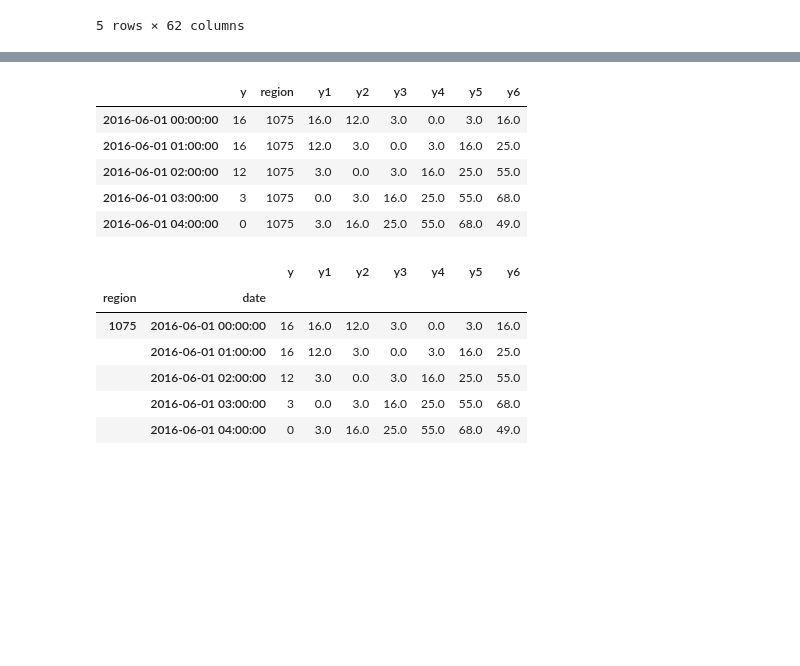
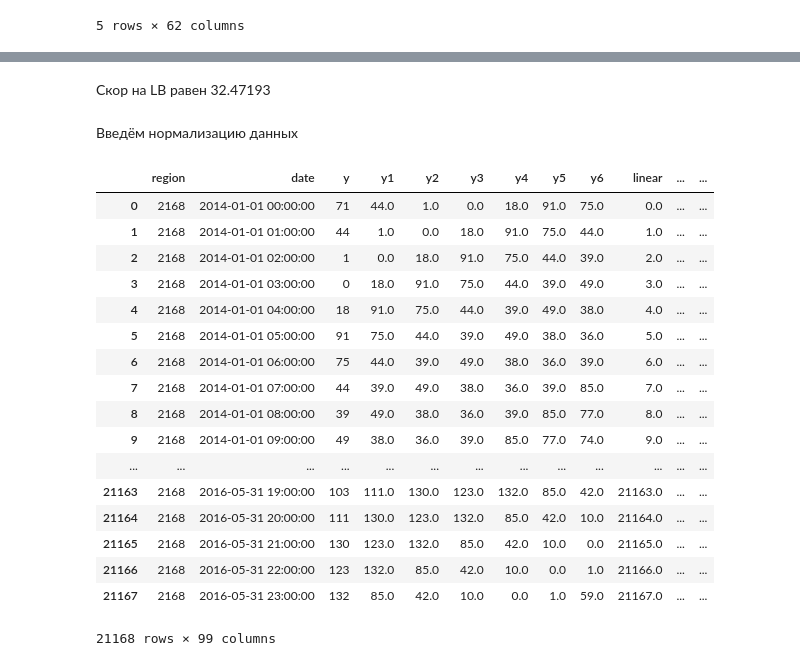
Before and after one commit to PhySci/projectNYtaxi, a Jupyter notebook: week5/week-5_load.ipynb, the cells around one changed output, grey strips where cells are left out. Drawn from its saved outputs; the diff is of its cells as text; code cells hidden in the pictures; blank space fills up the shorter version.

```diff
--- a/week5/week-5_load.ipynb
+++ b/week5/week-5_load.ipynb
@@ -227,5 +284,5 @@ final = pd.DataFrame()
 for k in index2:
     # create tatget variables
     pos = idx[k,:]
-    tmp = processSeries(df_test.loc[pos,:].join(commonFeatures))
+    tmp = processSeries(df_test.loc[pos,:].join(commonFeatures),Kh = 12, Kp = 4)
     final = pd.concat([final,tmp])
@@ -234,5 +289,3 @@ final.head()
-# %%
-idx = pd.IndexSlice
 # %%
-dropList = ['y1','y2','y3','y4','y5','y6','y','date','region']
-targetList= ['y1','y2','y3','y4','y5','y6']
+dropList = ['y1','y2','y3','y4','y5','y6','date','region'] # колонки, которые не надо учитывать в регрессоре
+targetList= ['y1','y2','y3','y4','y5','y6']                # целевые переменные для регрессоров
@@ -255,2 +308,4 @@ endTest   = '2016-06-30 23:00:00'
+# %%
+linReg = linear_model.Ridge()
 # %%
 for reg in final.index.levels[0].values:
@@ -325,21 +351,0 @@ calcMAE(df_res)
-# %%
-dfJune = pd.read_pickle('../checkData/June2016.pcl')
-dfJune.head()
-# %% [output]
-|  | y | region | y1 | y2 | y3 | y4 | y5 | y6 |
-| 2016-06-01 00:00:00 | 16 | 1075 | 16.0 | 12.0 | 3.0 | 0.0 | 3.0 | 16.0 |
-| 2016-06-01 01:00:00 | 16 | 1075 | 12.0 | 3.0 | 0.0 | 3.0 | 16.0 | 25.0 |
-| 2016-06-01 02:00:00 | 12 | 1075 | 3.0 | 0.0 | 3.0 | 16.0 | 25.0 | 55.0 |
-| 2016-06-01 03:00:00 | 3 | 1075 | 0.0 | 3.0 | 16.0 | 25.0 | 55.0 | 68.0 |
-| 2016-06-01 04:00:00 | 0 | 1075 | 3.0 | 16.0 | 25.0 | 55.0 | 68.0 | 49.0 |
-# %%
-dfJune = dfJune.reset_index().rename(columns={'index':'date'}).set_index(['region','date'])
-dfJune.head()
-# %% [output]
-|  |  | y | y1 | y2 | y3 | y4 | y5 | y6 |
-| region | date |  |  |  |  |  |  |  |
-| 1075 | 2016-06-01 00:00:00 | 16 | 16.0 | 12.0 | 3.0 | 0.0 | 3.0 | 16.0 |
-|  | 2016-06-01 01:00:00 | 16 | 12.0 | 3.0 | 0.0 | 3.0 | 16.0 | 25.0 |
-|  | 2016-06-01 02:00:00 | 12 | 3.0 | 0.0 | 3.0 | 16.0 | 25.0 | 55.0 |
-|  | 2016-06-01 03:00:00 | 3 | 0.0 | 3.0 | 16.0 | 25.0 | 55.0 | 68.0 |
-|  | 2016-06-01 04:00:00 | 0 | 3.0 | 16.0 | 25.0 | 55.0 | 68.0 | 49.0 |
@@ -354,2 +352,27 @@ for k in index2:
+# %% [markdown]
+Скор на LB равен 32.47193
+# %% [markdown]
+Введём нормализацию данных
+# %%
+train
+# %% [output]
+|  | region | date | y | y1 | y2 | y3 | y4 | y5 | y6 | linear | ... | ... |
+| 0 | 2168 | 2014-01-01 00:00:00 | 71 | 44.0 | 1.0 | 0.0 | 18.0 | 91.0 | 75.0 | 0.0 | ... | ... |
+| 1 | 2168 | 2014-01-01 01:00:00 | 44 | 1.0 | 0.0 | 18.0 | 91.0 | 75.0 | 44.0 | 1.0 | ... | ... |
+| 2 | 2168 | 2014-01-01 02:00:00 | 1 | 0.0 | 18.0 | 91.0 | 75.0 | 44.0 | 39.0 | 2.0 | ... | ... |
+| 3 | 2168 | 2014-01-01 03:00:00 | 0 | 18.0 | 91.0 | 75.0 | 44.0 | 39.0 | 49.0 | 3.0 | ... | ... |
+| 4 | 2168 | 2014-01-01 04:00:00 | 18 | 91.0 | 75.0 | 44.0 | 39.0 | 49.0 | 38.0 | 4.0 | ... | ... |
+| 5 | 2168 | 2014-01-01 05:00:00 | 91 | 75.0 | 44.0 | 39.0 | 49.0 | 38.0 | 36.0 | 5.0 | ... | ... |
+| 6 | 2168 | 2014-01-01 06:00:00 | 75 | 44.0 | 39.0 | 49.0 | 38.0 | 36.0 | 39.0 | 6.0 | ... | ... |
+| 7 | 2168 | 2014-01-01 07:00:00 | 44 | 39.0 | 49.0 | 38.0 | 36.0 | 39.0 | 85.0 | 7.0 | ... | ... |
+| 8 | 2168 | 2014-01-01 08:00:00 | 39 | 49.0 | 38.0 | 36.0 | 39.0 | 85.0 | 77.0 | 8.0 | ... | ... |
+| 9 | 2168 | 2014-01-01 09:00:00 | 49 | 38.0 | 36.0 | 39.0 | 85.0 | 77.0 | 74.0 | 9.0 | ... | ... |
+| ... | ... | ... | ... | ... | ... | ... | ... | ... | ... | ... | ... | ... |
+| 21163 | 2168 | 2016-05-31 19:00:00 | 103 | 111.0 | 130.0 | 123.0 | 132.0 | 85.0 | 42.0 | 21163.0 | ... | ... |
+| 21164 | 2168 | 2016-05-31 20:00:00 | 111 | 130.0 | 123.0 | 132.0 | 85.0 | 42.0 | 10.0 | 21164.0 | ... | ... |
+| 21165 | 2168 | 2016-05-31 21:00:00 | 130 | 123.0 | 132.0 | 85.0 | 42.0 | 10.0 | 0.0 | 21165.0 | ... | ... |
+| 21166 | 2168 | 2016-05-31 22:00:00 | 123 | 132.0 | 85.0 | 42.0 | 10.0 | 0.0 | 1.0 | 21166.0 | ... | ... |
+| 21167 | 2168 | 2016-05-31 23:00:00 | 132 | 85.0 | 42.0 | 10.0 | 0.0 | 1.0 | 59.0 | 21167.0 | ... | ... |
+21168 rows × 99 columns
 # %%
 for reg in final.index.levels[0].values:
```
Also changed, not shown: parts of 21 cells of this notebook, 1 other file.
